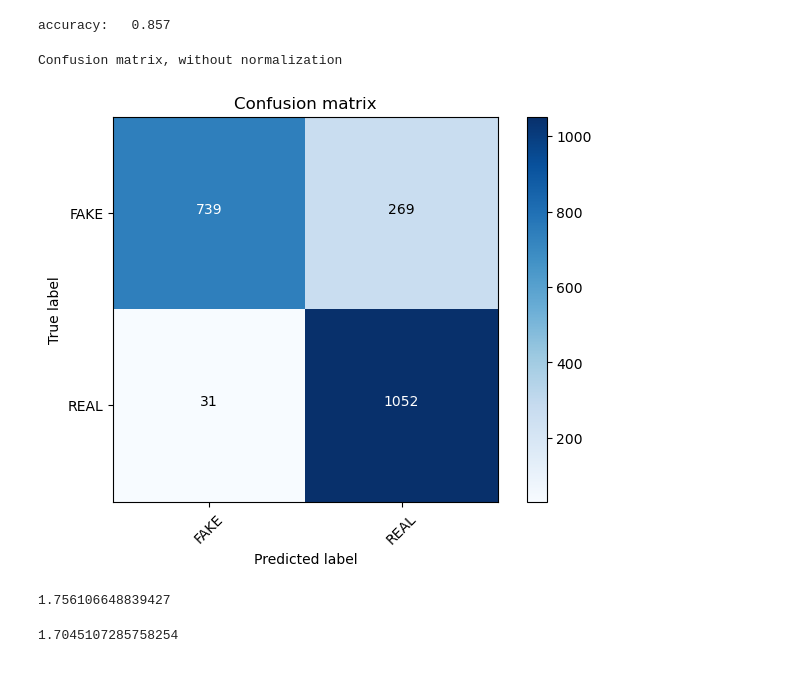
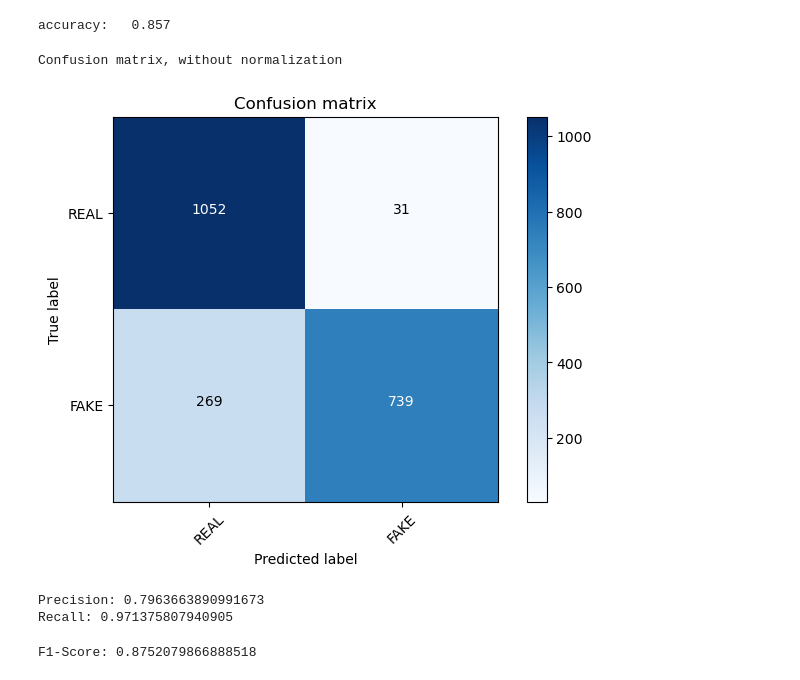
Before and after one commit to hrs4real/FakeNewsML, a Jupyter notebook: TfidVectorizer&MultinomialNB.ipynb, the cells around one changed output. Saved outputs shown, nothing was run; the diff lists cells and outputs as text; code cells hidden in the pictures.

Commit message:
Added f1score and corrected some errors

```diff
--- a/TfidVectorizer&MultinomialNB.ipynb
+++ b/TfidVectorizer&MultinomialNB.ipynb
@@ -101,9 +101,9 @@ print("accuracy:   %0.3f" % score)
 # %% [output]
 accuracy:   0.857
 # %%
-cm = metrics.confusion_matrix(y_test, pred, labels=['FAKE', 'REAL'])
-plot_confusion_matrix(cm, classes=['FAKE', 'REAL'])
+cm = metrics.confusion_matrix(y_test, pred, labels=['REAL', 'FAKE'])
+plot_confusion_matrix(cm, classes=['REAL', 'FAKE'])
 # %% [output]
 Confusion matrix, without normalization
-[figure, old version]
+[figure, new version]
 # %%
@@ -115,8 +115,10 @@ recall = np.sum(true_pos / (true_pos + false_neg))
 # %%
-precision
+print ('Precision: {}\nRecall: {}'.format(precision, recall))
 # %% [output]
-1.756106648839427
+Precision: 0.7963663890991673
+Recall: 0.971375807940905
-# %%
-recall
-# %% [output]
-1.7045107285758254
+# %%
+fscore = 2 * (precision * recall) / (precision + recall)
+print ('F1-Score: {}'.format(fscore))
+# %% [output]
+F1-Score: 0.8752079866888518
```
Also changed, not shown: parts of 1 cell of this notebook.
